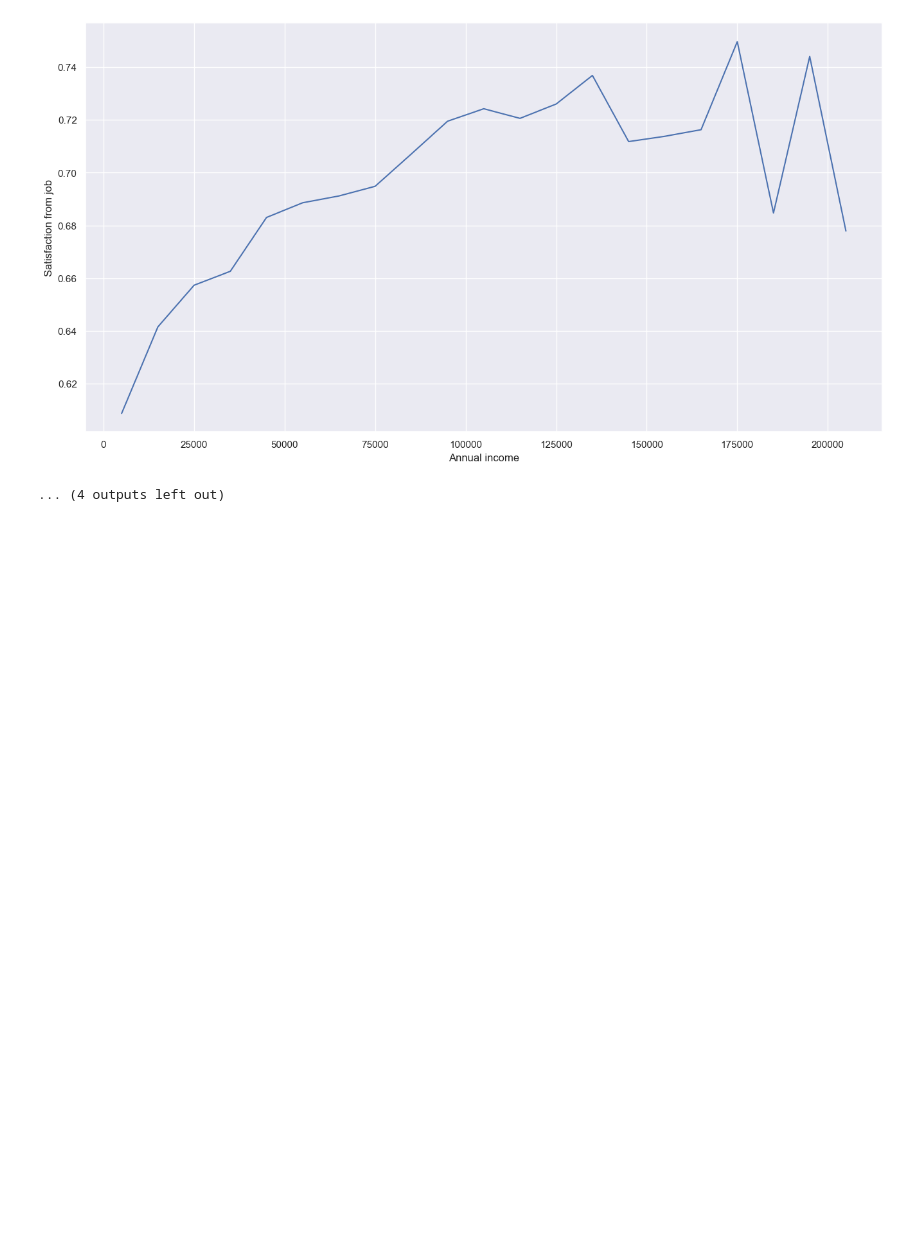
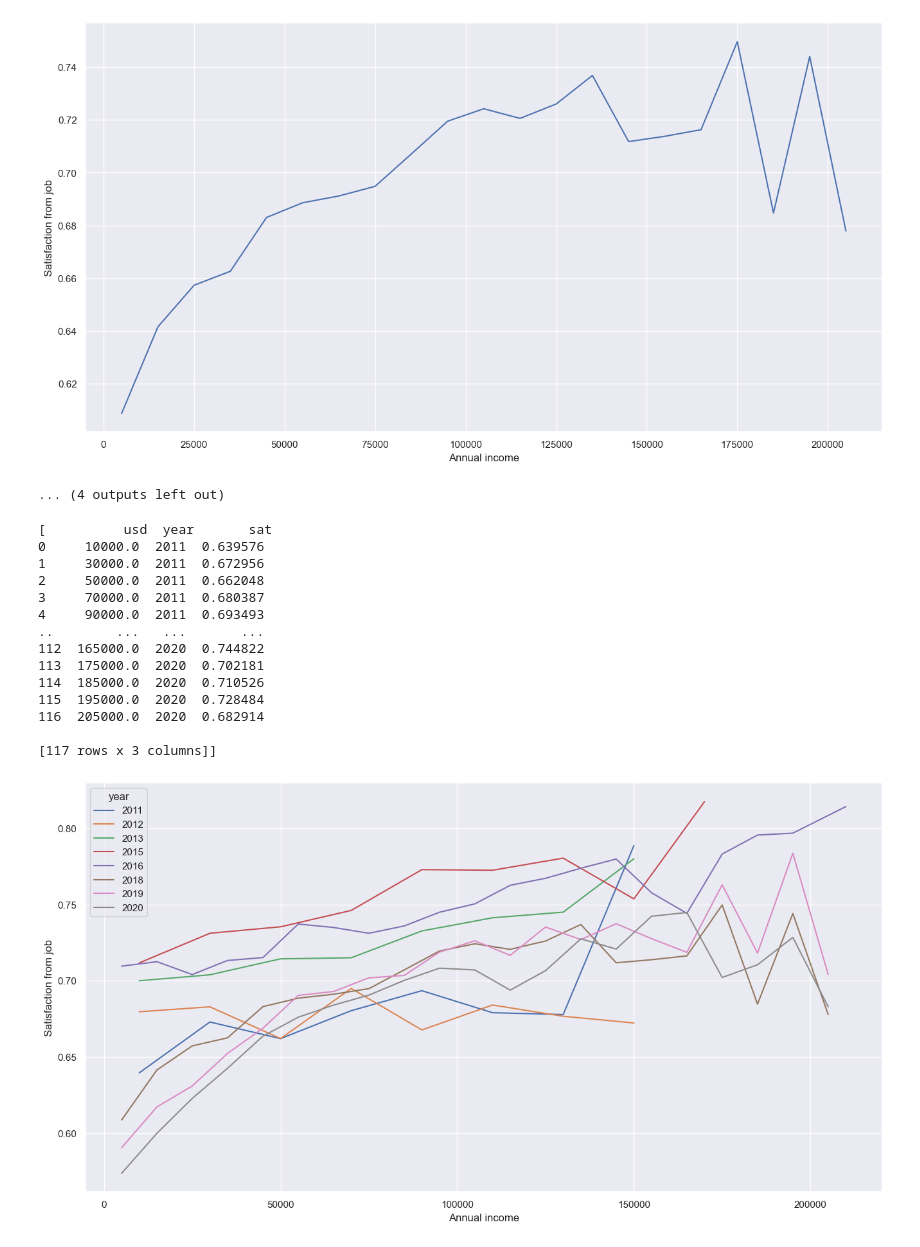
Before and after one commit to Abra-web/data_madness_2023, a Jupyter notebook: src/satisfaction.ipynb, the cells around one changed output. Drawn from its saved outputs; the diff is of its cells as text; code cells hidden in the pictures; blank space fills up the shorter version.

Commit message:
satisfaction x money final draft

```diff
--- a/src/satisfaction.ipynb
+++ b/src/satisfaction.ipynb
@@ -203,19 +200,20 @@ def make_new_df(usd_series,sat_series):
     return data
 
 data_sat_2011 = make_new_df(usd_2011,sat_2011)
-
+data_sat_2011['year'] = '2011'
 data_sat_2012 = make_new_df(usd_2012,sat_2011)
-
+data_sat_2012['year'] = '2012'
 data_sat_2013 = make_new_df(usd_2013,sat_2013)
-
+data_sat_2013['year'] = '2013'
 data_sat_2015 = make_new_df(usd_2015,sat_2015)
-
+data_sat_2015['year'] = '2015'
 data_sat_2016 = make_new_df(usd_2016,sat_2016)
-
+data_sat_2016['year'] = '2016'
 data_sat_2018 = make_new_df(usd_2018,sat_2018)
-
+data_sat_2018['year'] = '2018'
 data_sat_2019 = make_new_df(usd_2019,sat_2019)
-
+data_sat_2019['year'] = '2019'
 data_sat_2020 = make_new_df(usd_2020,sat_2020)
+data_sat_2020['year'] = '2020'
 
 df_group = [data_sat_2011,data_sat_2012,data_sat_2013,data_sat_2015,data_sat_2016,data_sat_2018,data_sat_2019,data_sat_2020]
@@ -230,8 +220,15 @@ def plot_sat(df):
 # %%
+def plot_sat(df):
+    sns.countplot(
+    x='sat',
+    data=df.sort_values('sat'),
+)
+    plt.show()
+
 #Explore data
 sns.set(rc={'figure.figsize':(16,8.27)})
-#for df in df_group:
-  #  plot_sat(df)
+for df in df_group:
+    plot_sat(df)
 
 # To see if the annual income influences that, we need to remap the values of satisfaction to a 0-1 scale
 # Where 1 means you love your job, and 0 meaning you hate it
@@ -616,0 +599,30 @@ for df in df_group:
+# %%
+# Now lets get the mean satisfaction level per annual income for all years in one plot
+def plot_stuff(df):
+    sns.lineplot(data=df,x='usd',y='sat',hue='year',sort=True).set(xlabel= "Annual income",ylabel = "Satisfaction from job")
+    plt.show()
+all_in_one=list()
+for df in df_group:
+    grouped = df.groupby(['usd','year']).mean().reset_index()
+    grouped.usd = pd.to_numeric(grouped.usd)
+    if all_in_one:
+        all_in_one[0] = pd.concat([all_in_one[0],grouped],ignore_index=True)
+    else:
+        all_in_one.append(grouped)
+plot_stuff(all_in_one[0])
+# %% [output]
+[          usd  year       sat
+0     10000.0  2011  0.639576
+1     30000.0  2011  0.672956
+2     50000.0  2011  0.662048
+3     70000.0  2011  0.680387
+4     90000.0  2011  0.693493
+..        ...   ...       ...
+112  165000.0  2020  0.744822
+113  175000.0  2020  0.702181
+114  185000.0  2020  0.710526
+115  195000.0  2020  0.728484
+116  205000.0  2020  0.682914
+
+[117 rows x 3 columns]]
+[figure, added]
```
Also changed, not shown: parts of 11 cells of this notebook.
